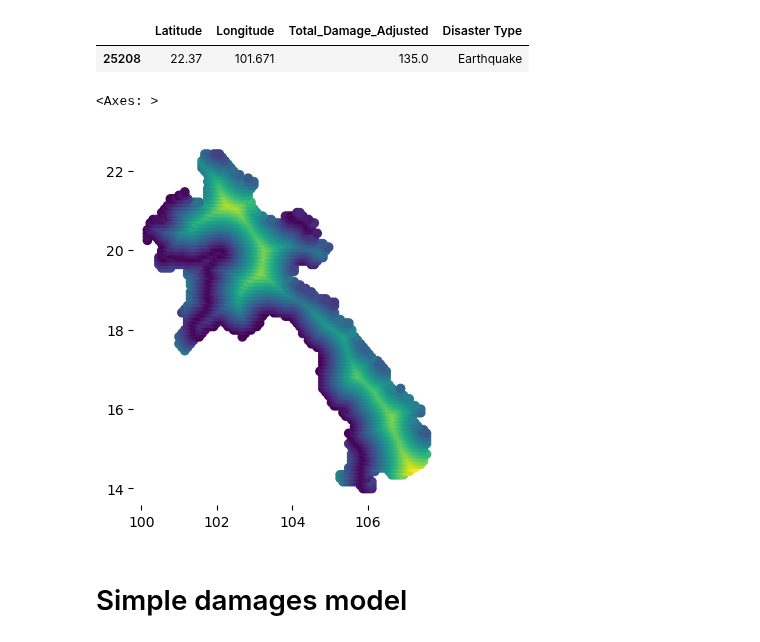
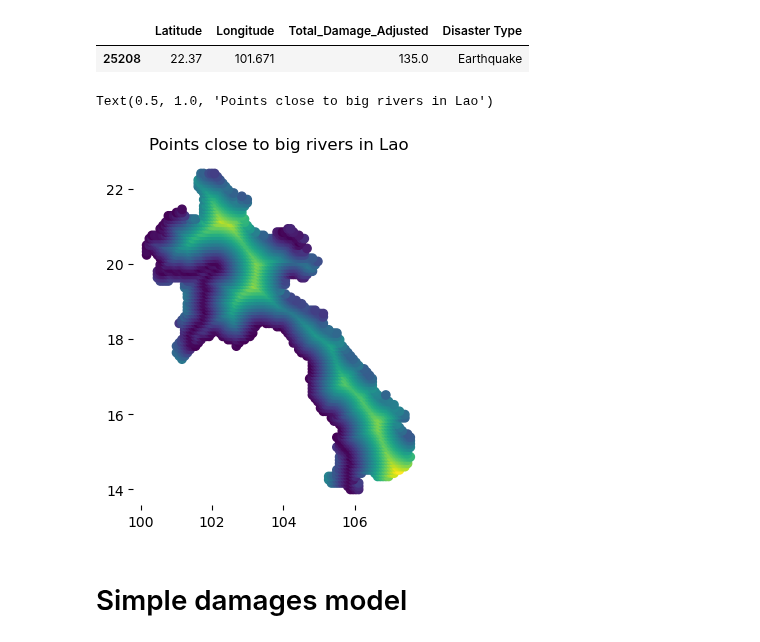
Before and after one commit to jessegrabowski/laos-climate-change, a Jupyter notebook: notebooks/Draft geospatial hydro_damage.ipynb, the cells around one changed output. Drawn from its saved outputs; the diff is of its cells as text; code cells hidden in the pictures.

```diff
--- a/notebooks/Draft geospatial hydro_damage.ipynb
+++ b/notebooks/Draft geospatial hydro_damage.ipynb
@@ -181,9 +189,10 @@ emdat["df_raw"].query('ISO == "LAO" ')[['Latitude', 'Longitude', "Total_Damage_A
 | 25208 | 22.37 | 101.671 | 135.0 | Earthquake |
 # %%
 laos_points.join(point_river_distance).plot('closest_river')
+plt.title("Points close to big rivers in Lao")
 # %% [output]
-<Axes: >
+Text(0.5, 1.0, 'Points close to big rivers in Lao')
-[figure, old version]
+[figure, new version]
 # %% [markdown]
 # Simple damages model
 # %% [markdown]
```
Also changed, not shown: parts of 2 cells of this notebook.
